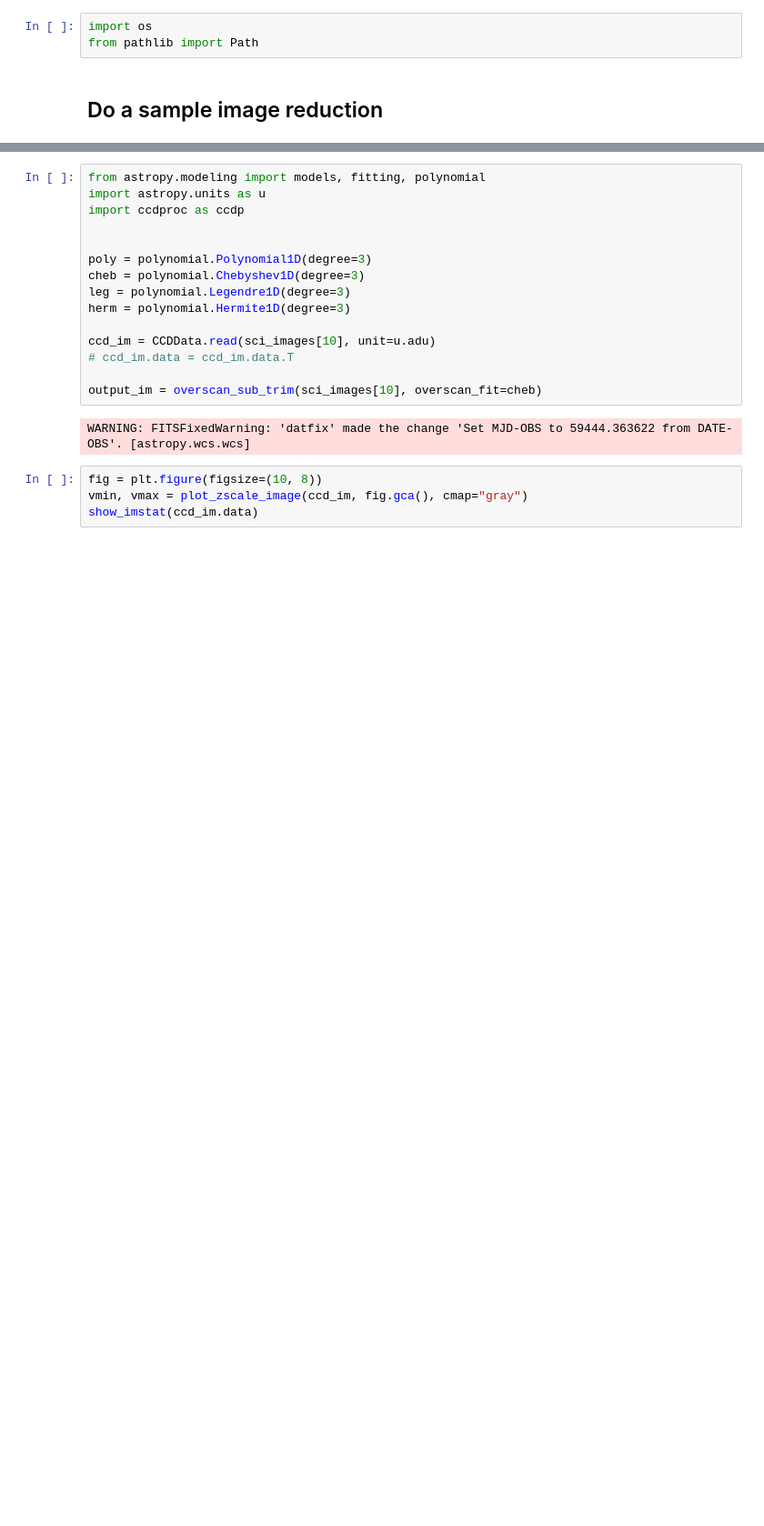
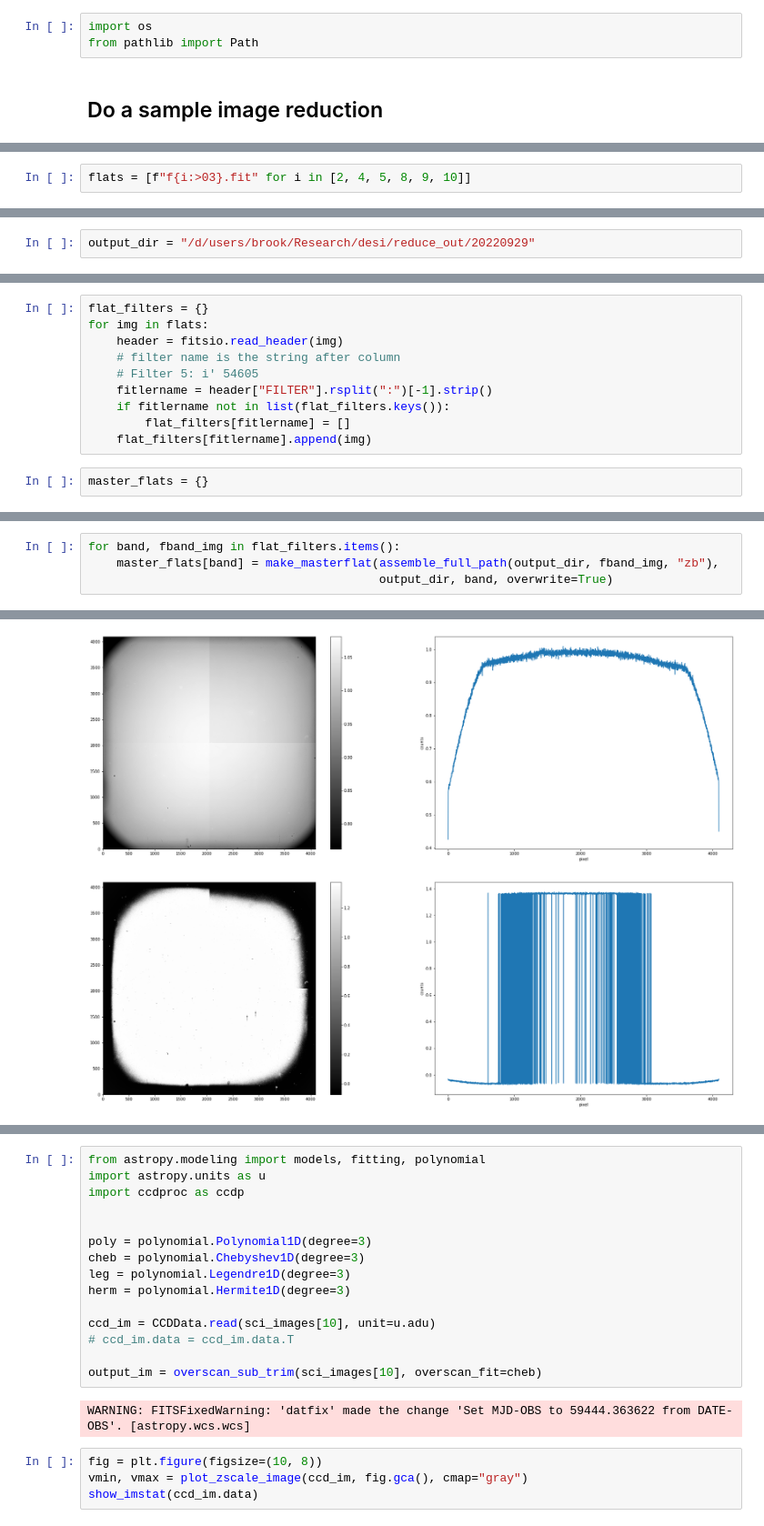
Before and after one commit to Brookluo/WIRO-observation, a Jupyter notebook: notebooks/data_reduction.ipynb, the cells around one changed output, grey strips where cells are left out. Shown at 91% size. Drawn from its saved outputs; the diff is of its cells as text; blank space fills up the shorter version.

```diff
--- a/notebooks/data_reduction.ipynb
+++ b/notebooks/data_reduction.ipynb
@@ -40 +61,3 @@ bias_images = [obs_dir / f"a{i}.fit" for i in range(288, 290)]
+# %%
+flats = [f"f{i:>03}.fit" for i in [2, 4, 5, 8, 9, 10]]
 # %%
@@ -43,0 +67,2 @@ reduce_images(sci_images, bias_images, None, None, output_dir="../test_reduce/")
+# %%
+output_dir = "/d/users/brook/Research/desi/reduce_out/20220929"
@@ -43,0 +119,12 @@ reduce_images(sci_images, bias_images, None, None, output_dir="../test_reduce/")
+# %%
+flat_filters = {}
+for img in flats:
+    header = fitsio.read_header(img)
+    # filter name is the string after column
+    # Filter 5: i' 54605
+    fitlername = header["FILTER"].rsplit(":")[-1].strip()
+    if fitlername not in list(flat_filters.keys()):
+        flat_filters[fitlername] = []
+    flat_filters[fitlername].append(img)
+# %%
+master_flats = {}
@@ -43,0 +142,5 @@ reduce_images(sci_images, bias_images, None, None, output_dir="../test_reduce/")
+# %%
+for band, fband_img in flat_filters.items():
+    master_flats[band] = make_masterflat(assemble_full_path(output_dir, fband_img, "zb"),
+                                         output_dir, band, overwrite=True)
+# %% [output]
@@ -43,0 +164,2 @@ reduce_images(sci_images, bias_images, None, None, output_dir="../test_reduce/")
+[figure, added]
+[figure, added]
```
Also changed, not shown: parts of 43 cells of this notebook, 1 other file.
